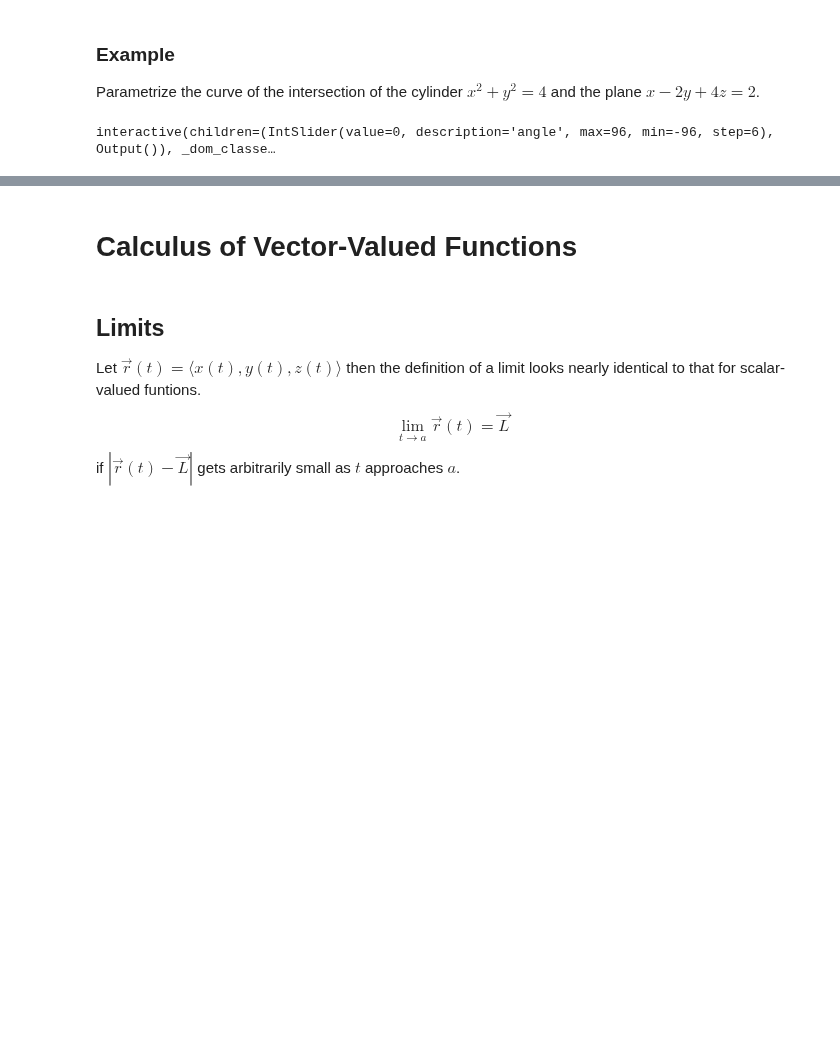
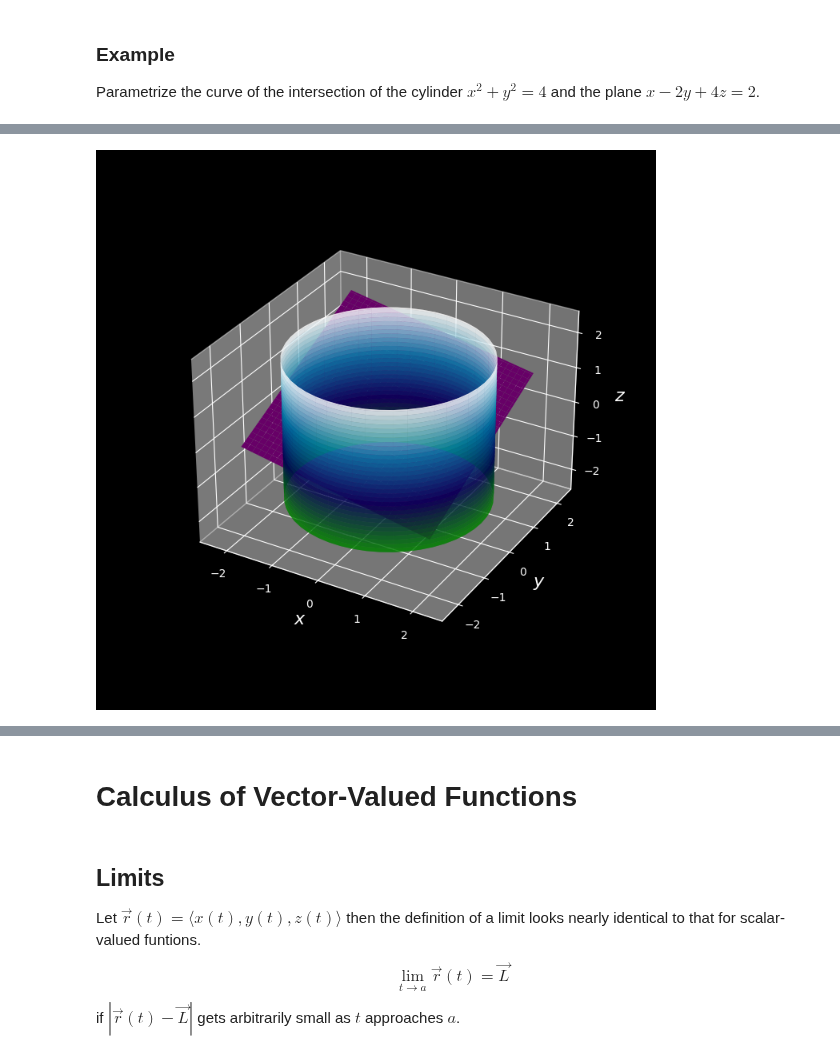
Before and after one commit to drewyoungren/mvc, a Jupyter notebook: lec/mvc-L04.ipynb, the cells around one changed output, grey strips where cells are left out. Saved outputs shown, nothing was run; the diff lists cells and outputs as text; code cells hidden in the pictures; blank space fills up the shorter version.

```diff
--- a/lec/mvc-L04.ipynb
+++ b/lec/mvc-L04.ipynb
@@ -210,8 +196,8 @@ Bookmark it and keep it on hand for quick visualizations.
 
 Parametrize the curve of the intersection of the cylinder $x^2 +y^2 =4 $ and the plane $x-2y+4z=2$.
 # %%
-@interact
-def _(angle=(-96,96,6)):
+out = Output()
+with out:
     fig = plt.figure()
     ax = fig.add_subplot(projection='3d')
     x = y = np.linspace(-1,1,101)
@@ -230,7 +216,5 @@ def _(angle=(-96,96,6)):
 #     ax.set_zlim([0,8])
 #     ax.set_zlabel("$z$",size=16)
 
-    ax.view_init(30,angle)
-    flush_figures();
+display(out)
 # %% [output]
-interactive(children=(IntSlider(value=0, description='angle', max=96, min=-96, step=6), Output()), _dom_classe…
@@ -237,3 +222,4 @@ interactive(children=(IntSlider(value=0, description='angle', max=96, min=-96, s
+[figure, added]
 # %% [markdown]
 <p style="padding-bottom:40%;"> </p>
 # %% [markdown]
```
Also changed, not shown: parts of 27 cells of this notebook.
